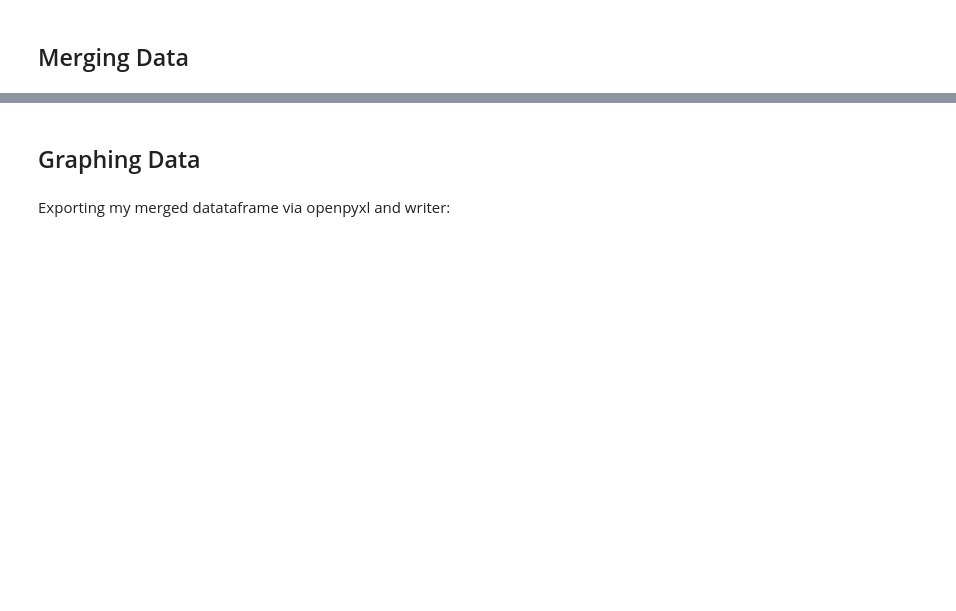
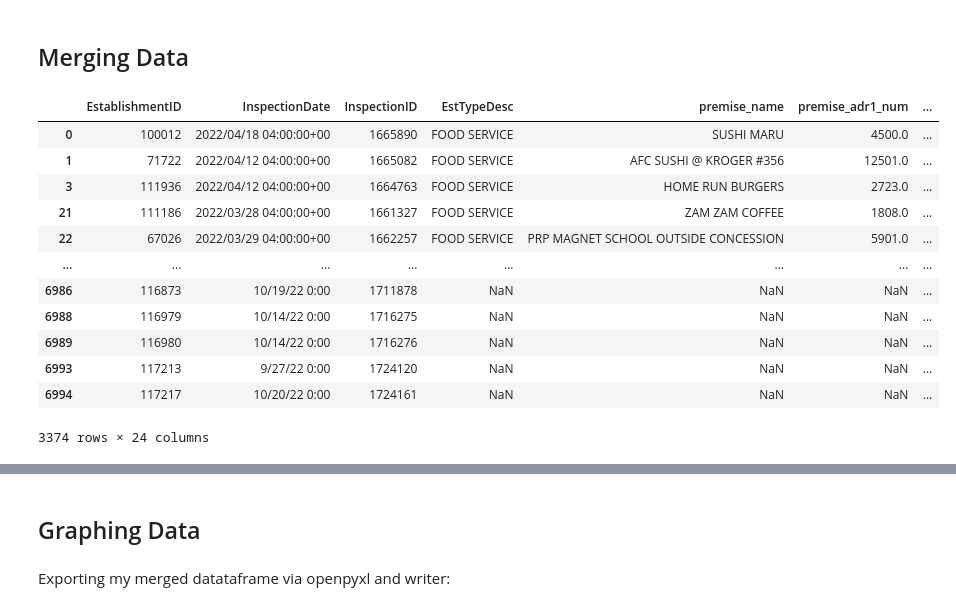
Before and after one commit to jordannotjam/Foodie-City-Scores, a Jupyter notebook: scores.ipynb, the cells around one changed output, grey strips where cells are left out. Saved outputs shown, nothing was run; the diff lists cells and outputs as text; code cells hidden in the pictures; blank space fills up the shorter version.

```diff
--- a/scores.ipynb
+++ b/scores.ipynb
@@ -145,3 +147,20 @@ failed_food
 # %% [markdown]
 ## Merging Data
+# %%
+merged2 = pd.concat([failed_food, passing_food])
+merged2
+# %% [output]
+|  | EstablishmentID | InspectionDate | InspectionID | EstTypeDesc | premise_name | premise_adr1_num | ... |
+| 0 | 100012 | 2022/04/18 04:00:00+00 | 1665890 | FOOD SERVICE | SUSHI MARU | 4500.0 | ... |
+| 1 | 71722 | 2022/04/12 04:00:00+00 | 1665082 | FOOD SERVICE | AFC SUSHI @ KROGER #356 | 12501.0 | ... |
+| 3 | 111936 | 2022/04/12 04:00:00+00 | 1664763 | FOOD SERVICE | HOME RUN BURGERS | 2723.0 | ... |
+| 21 | 111186 | 2022/03/28 04:00:00+00 | 1661327 | FOOD SERVICE | ZAM ZAM COFFEE | 1808.0 | ... |
+| 22 | 67026 | 2022/03/29 04:00:00+00 | 1662257 | FOOD SERVICE | PRP MAGNET SCHOOL OUTSIDE CONCESSION | 5901.0 | ... |
+| ... | ... | ... | ... | ... | ... | ... | ... |
+| 6986 | 116873 | 10/19/22 0:00 | 1711878 | NaN | NaN | NaN | ... |
+| 6988 | 116979 | 10/14/22 0:00 | 1716275 | NaN | NaN | NaN | ... |
+| 6989 | 116980 | 10/14/22 0:00 | 1716276 | NaN | NaN | NaN | ... |
+| 6993 | 117213 | 9/27/22 0:00 | 1724120 | NaN | NaN | NaN | ... |
+| 6994 | 117217 | 10/20/22 0:00 | 1724161 | NaN | NaN | NaN | ... |
+3374 rows × 24 columns
 # %%
```
Also changed, not shown: parts of 14 cells of this notebook, 2 other files.
